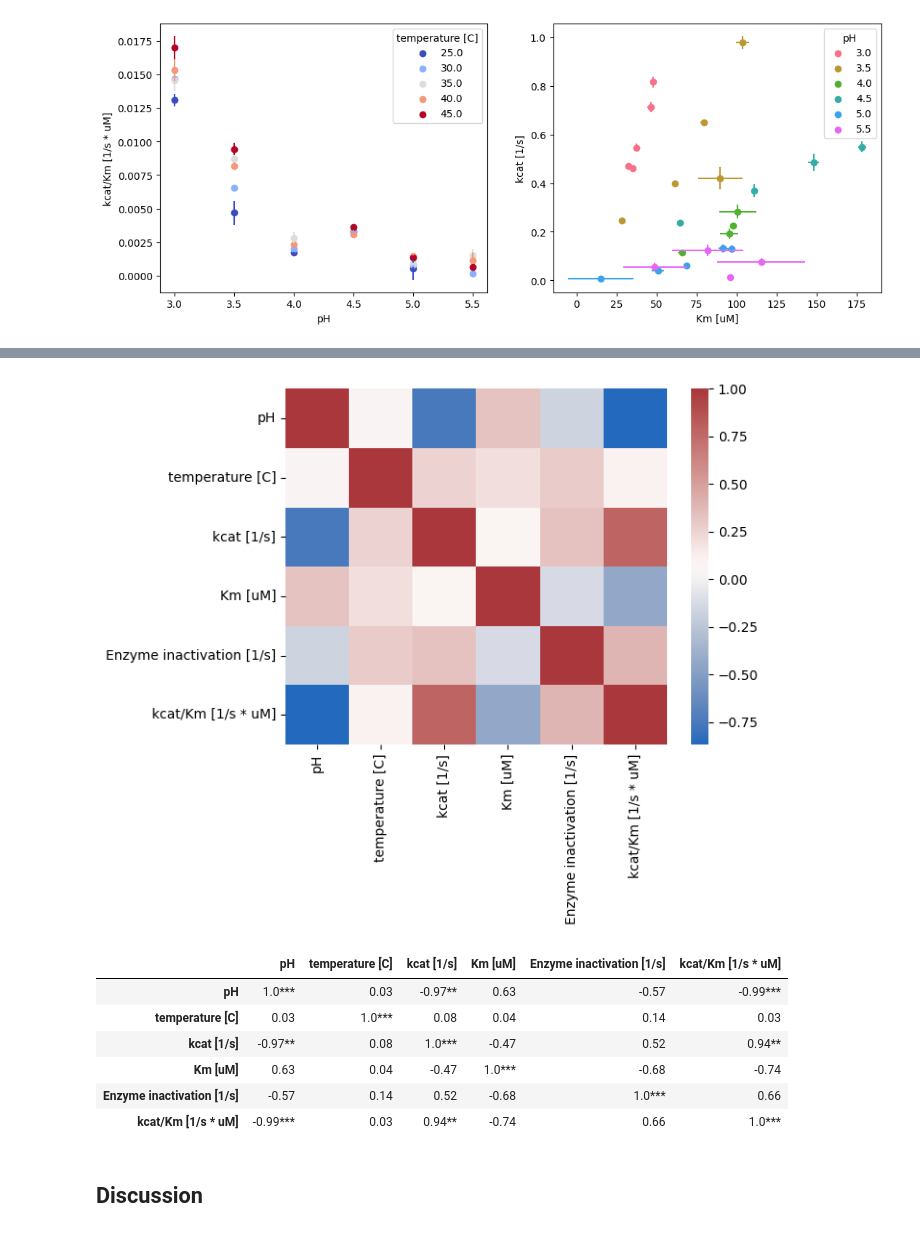
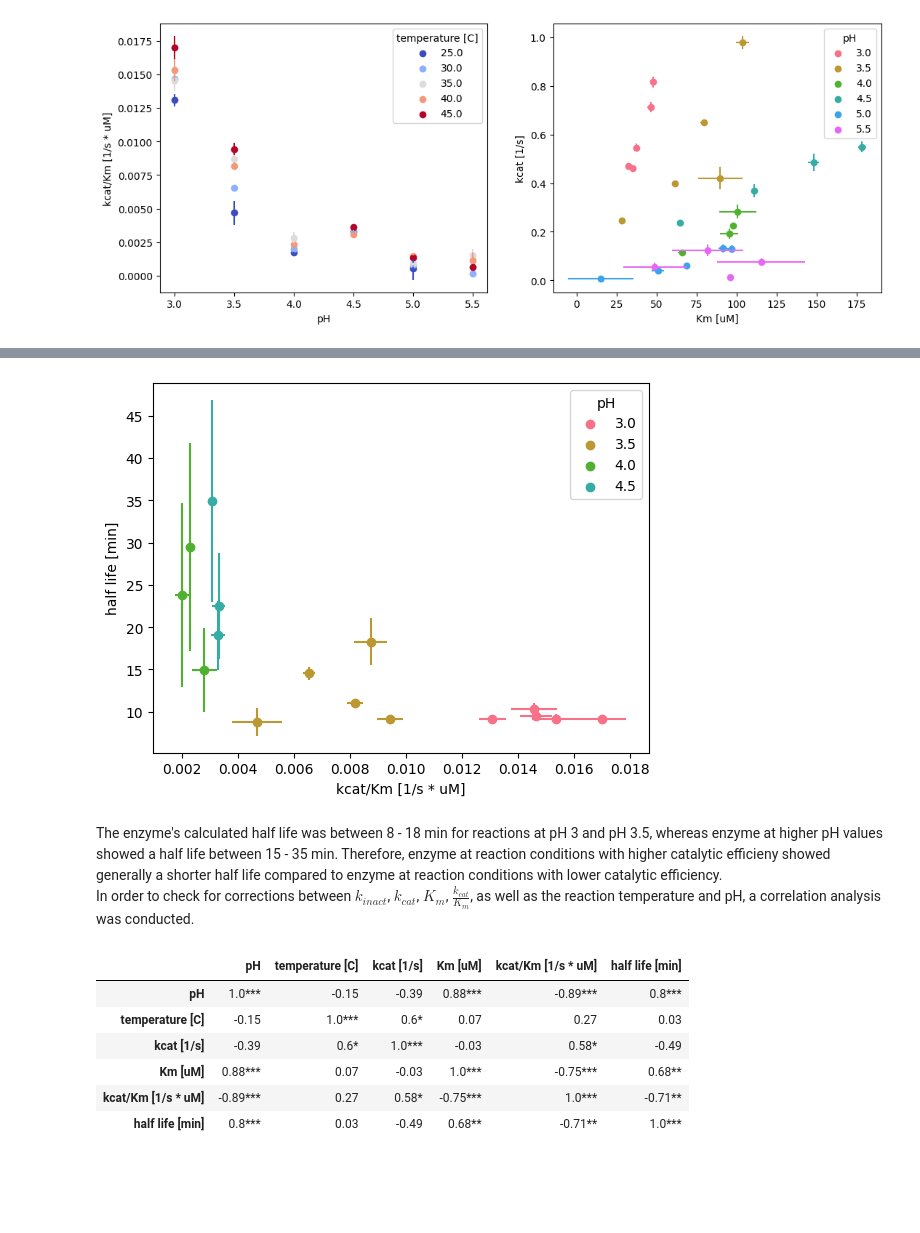
Before and after one commit to haeussma/masterthesis, a Jupyter notebook: _sources/scenarios/SLAC_kinetic_characterization.ipynb, the cells around one changed output, grey strips where cells are left out. Cells and saved outputs as stored; diff of their text form; code cells hidden in the pictures; blank space fills up the shorter version.

```diff
--- a/_sources/scenarios/SLAC_kinetic_characterization.ipynb
+++ b/_sources/scenarios/SLAC_kinetic_characterization.ipynb
@@ -375,7 +367,7 @@ plt.tight_layout()
 The above plot shows all kinetic experiments, fitted to the irreversible Michaelis-Menten model with time-dependent enzyme inactivation. Based on the reaction slopes, no catalytic avtivity is observable for reactions at pH 5 or higher.
 In the following cells, the resulting kinetic parameters were extracted and visualized. As in the mass balance analysis, the reactions at pH 4, 45°C and pH 4.5, 35°C differ from other experiments of the respective pH. In both cases, every applied substrate concentration is higher than intended in the design of the experiment. Furthermore, the resulting parameter estimates have a high uncertanty. Therefore, the respective measurements are excluded from further analysis. Additionaly, the results from pH 5.5, 35°C were excluded, since the uncertainty of the parameters could not be estimated.
 # %%
-# Get kinetic parameters of all datasets
+# Extract kinetic parameters of all datasets
 kcat = []
 kcat_std = []
 Km = []
@@ -406,6 +398,7 @@ for result in results:
     pH.append(result.data.pH)
     temperature.append(result.data.temperature)
 
+# Organize kinetic and experimantal parameters in a 'DataFrame'
 df = pd.DataFrame.from_dict({
     'pH':pH,
     "temperature [C]":temperature,
@@ -421,11 +414,20 @@ df["kcat/Km [1/s * uM]"] = df["kcat [1/s]"] / df["Km [uM]"]
 kcat_km_stderr =((df["kcat stderr"]/df["kcat [1/s]"])**2+(df["Km stderr"]/df["Km [uM]"])**2)**0.5 * df["kcat/Km [1/s * uM]"]
 df["kcat/Km stderr"] = kcat_km_stderr
 
+# Exclued results from failed experiments
 df = df.drop(index=25) # reached parameter boundaries --> inactive
 #df = df.drop(index=12) #Km really high stddev
-df = df.drop(index=17) #kcat outlier
+df = df.drop(index=17) #kcat outlier, mass balance outlier
 df = df.drop(index=14) #kcat outlier, mass balance outlier
-
 df["zeros"] = np.zeros(27)
 
+# Calculate halflife of enzyme
+def calulate_halflife(x):
+    return np.log(2)/x
+
+df["half life [min]"] = df["Enzyme inactivation [1/s]"].apply(calulate_halflife)/60
+df["half life std"] = df["Enzyme inactivation std"] / df["Enzyme inactivation [1/s]"] * df["half life [min]"]
+
+# Delete inactivation rates
+df = df.drop(columns=["Enzyme inactivation [1/s]", "Enzyme inactivation std"])
 df
@@ -469,24 +486,38 @@ For pH values of 5 and above, almost no catalytic activity was observed. Therefo
+# %%
+# Exclued inactive enzyme reactions above pH 4.5 and discard measurements with more than 100 % standard deviation on enzyme inactivation parameter
+df = df.loc[:19]
+df = df.drop(index=10) # more than 100 % standard deviation on enzyme inactivation parameter
+df = df.drop(index=19) # more than 100 % standard deviation on enzyme inactivation parameter
+
+# Plot half life over catalytic efficiency
+plot(df, xdata="kcat/Km [1/s * uM]", ydata="half life [min]", xerror="kcat/Km stderr", yerror="half life std", colors="pH")
+plt.show()
+# %% [output]
+[figure, added]
+# %% [markdown]
+The enzyme's calculated half life was between 8 - 18 min for reactions at pH 3 and pH 3.5, whereas enzyme at higher pH values showed a half life between 15 - 35 min. Therefore, enzyme at reaction conditions with higher catalytic efficieny showed generally a shorter half life compared to enzyme at reaction conditions with lower catalytic efficiency.
+In order to check for corrections between $k_{inact}$, $k_{cat}$, $K_{m}$, $\frac{k_{cat}}{K_{m}}$, as well as the reaction temperature and pH, a correlation analysis was conducted.
 # %%
-df_correlation = df.drop(columns=["kcat stderr", "Km stderr", "Enzyme inactivation std", "kcat stderr", "correlation kcat/Km", "kcat/Km stderr", "zeros"]).corr()
+# Calculate correlations
+df_corr = df.drop(columns=["kcat stderr", "Km stderr", "correlation kcat/Km", "kcat/Km stderr", "zeros", "half life std"])
+rho = df_corr.corr()
 
-sns.heatmap(df_correlation,
-        xticklabels=df_correlation.columns,
-        yticklabels=df_correlation.columns,
-        cmap = sns.color_palette("vlag", as_cmap=True))
-plt.show()
+# Visualize correlation heatmap
+#sns.heatmap(rho,
+#        xticklabels=rho.columns,
+#        yticklabels=rho.columns,
+#        cmap = sns.color_palette("vlag", as_cmap=True))
+#plt.show()
 
-rho = df_correlation.corr()
-pval = df_correlation.corr(method=lambda x, y: pearsonr(x, y)[1]) - np.eye(*rho.shape)
+# Calculate confidence intercal for correlations
+pval = df_corr.corr(method=lambda x, y: pearsonr(x, y)[1]) - np.eye(*rho.shape)
 p = pval.applymap(lambda x: ''.join(['*' for t in [.05, .01, .001] if x<=t]))
 rho.round(2).astype(str) + p
 # %% [output]
-[figure, removed]
-|  | pH | temperature [C] | kcat [1/s] | Km [uM] | Enzyme inactivation [1/s] | kcat/Km [1/s * uM] |
-| pH | 1.0*** | 0.03 | -0.97** | 0.63 | -0.57 | -0.99*** |
-| temperature [C] | 0.03 | 1.0*** | 0.08 | 0.04 | 0.14 | 0.03 |
-| kcat [1/s] | -0.97** | 0.08 | 1.0*** | -0.47 | 0.52 | 0.94** |
-| Km [uM] | 0.63 | 0.04 | -0.47 | 1.0*** | -0.68 | -0.74 |
-| Enzyme inactivation [1/s] | -0.57 | 0.14 | 0.52 | -0.68 | 1.0*** | 0.66 |
-| kcat/Km [1/s * uM] | -0.99*** | 0.03 | 0.94** | -0.74 | 0.66 | 1.0*** |
+|  | pH | temperature [C] | kcat [1/s] | Km [uM] | kcat/Km [1/s * uM] | half life [min] |
+| pH | 1.0*** | -0.15 | -0.39 | 0.88*** | -0.89*** | 0.8*** |
+| temperature [C] | -0.15 | 1.0*** | 0.6* | 0.07 | 0.27 | 0.03 |
+| kcat [1/s] | -0.39 | 0.6* | 1.0*** | -0.03 | 0.58* | -0.49 |
+| Km [uM] | 0.88*** | 0.07 | -0.03 | 1.0*** | -0.75*** | 0.68** |
+| kcat/Km [1/s * uM] | -0.89*** | 0.27 | 0.58* | -0.75*** | 1.0*** | -0.71** |
+| half life [min] | 0.8*** | 0.03 | -0.49 | 0.68** | -0.71** | 1.0*** |
-# %% [markdown]
-## Discussion
```
Also changed, not shown: parts of 13 cells of this notebook, 13 other files.
